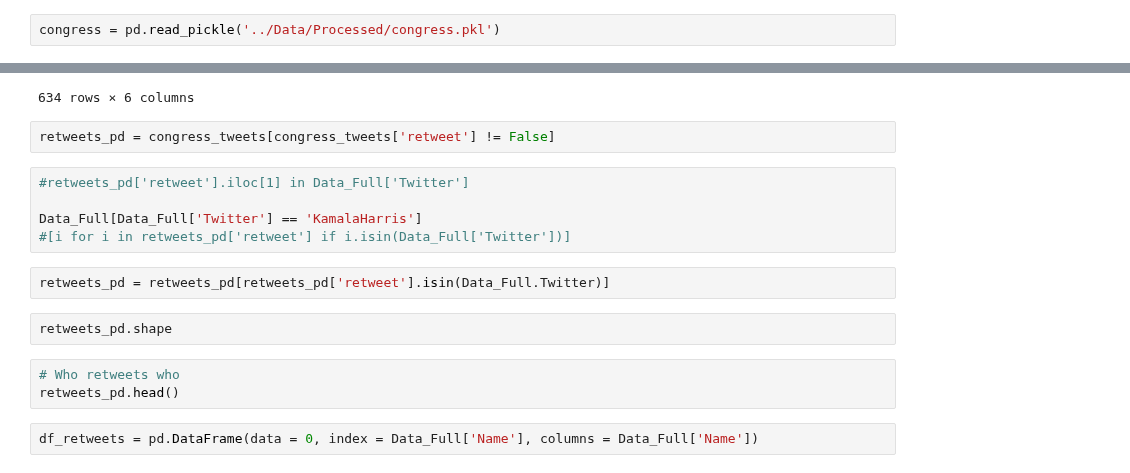
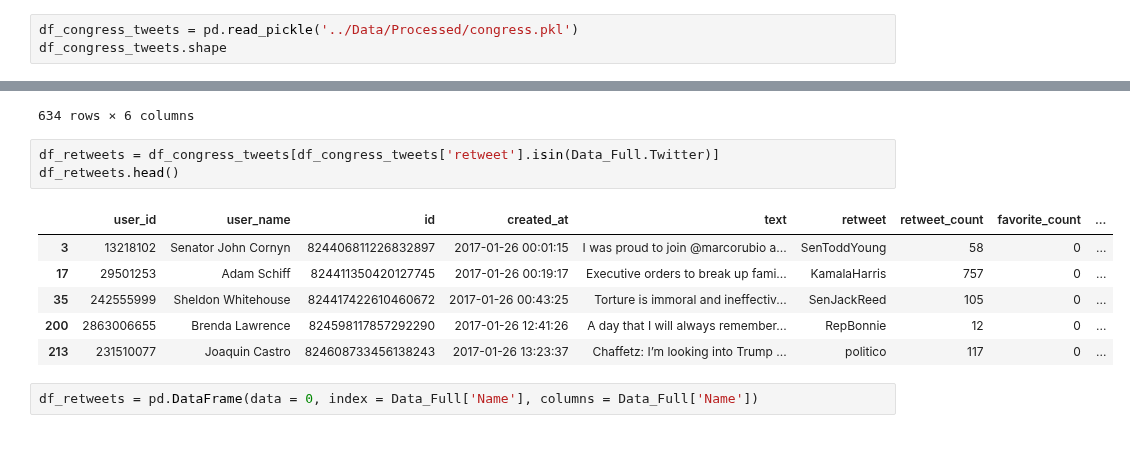
Before and after one commit to idariis/Social-Graphs-Project-E20, a Jupyter notebook: Notebooks/Make_ReTweet_Graph.ipynb, the cells around one changed output, grey strips where cells are left out. Drawn from its saved outputs; the diff is of its cells as text; blank space fills up the shorter version.

```diff
--- a/Notebooks/Make_ReTweet_Graph.ipynb
+++ b/Notebooks/Make_ReTweet_Graph.ipynb
@@ -6,4 +6,5 @@ import tweepy
 import pickle
 import networkx as nx
 # %%
-congress = pd.read_pickle('../Data/Processed/congress.pkl')
+df_congress_tweets = pd.read_pickle('../Data/Processed/congress.pkl')
+df_congress_tweets.shape
@@ -34,19 +37,15 @@ Data_Full
 | 14 | TheEconomist | None | None | Media | The Economist | The Economist |
 | 15 | HuffPost | None | None | Media | HuffPost | HuffPost |
 634 rows × 6 columns
-# %%
-retweets_pd = congress_tweets[congress_tweets['retweet'] != False]
-# %%
-#retweets_pd['retweet'].iloc[1] in Data_Full['Twitter']
-
-Data_Full[Data_Full['Twitter'] == 'KamalaHarris']
-#[i for i in retweets_pd['retweet'] if i.isin(Data_Full['Twitter'])]
 # %%
-retweets_pd = retweets_pd[retweets_pd['retweet'].isin(Data_Full.Twitter)]
+df_retweets = df_congress_tweets[df_congress_tweets['retweet'].isin(Data_Full.Twitter)]
+df_retweets.head()
+# %% [output]
+|  | user_id | user_name | id | created_at | text | retweet | retweet_count | favorite_count | ... |
+| 3 | 13218102 | Senator John Cornyn | 824406811226832897 | 2017-01-26 00:01:15 | I was proud to join @marcorubio a... | SenToddYoung | 58 | 0 | ... |
+| 17 | 29501253 | Adam Schiff | 824411350420127745 | 2017-01-26 00:19:17 | Executive orders to break up fami... | KamalaHarris | 757 | 0 | ... |
+| 35 | 242555999 | Sheldon Whitehouse | 824417422610460672 | 2017-01-26 00:43:25 | Torture is immoral and ineffectiv... | SenJackReed | 105 | 0 | ... |
+| 200 | 2863006655 | Brenda Lawrence | 824598117857292290 | 2017-01-26 12:41:26 | A day that I will always remember... | RepBonnie | 12 | 0 | ... |
+| 213 | 231510077 | Joaquin Castro | 824608733456138243 | 2017-01-26 13:23:37 | Chaffetz: I’m looking into Trump ... | politico | 117 | 0 | ... |
-# %%
-retweets_pd.shape
-# %%
-# Who retweets who
-retweets_pd.head()
 # %%
 df_retweets = pd.DataFrame(data = 0, index = Data_Full['Name'], columns = Data_Full['Name'])
```
Also changed, not shown: parts of 16 cells of this notebook, 1 other file.
